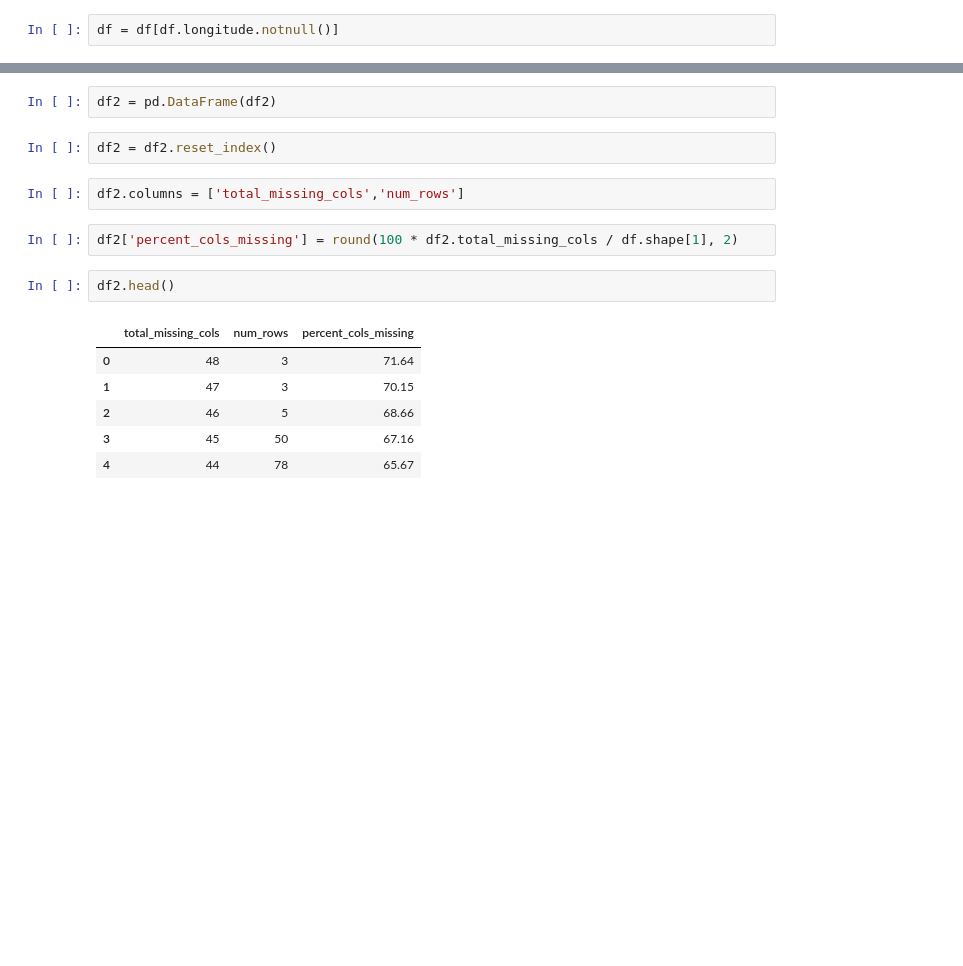
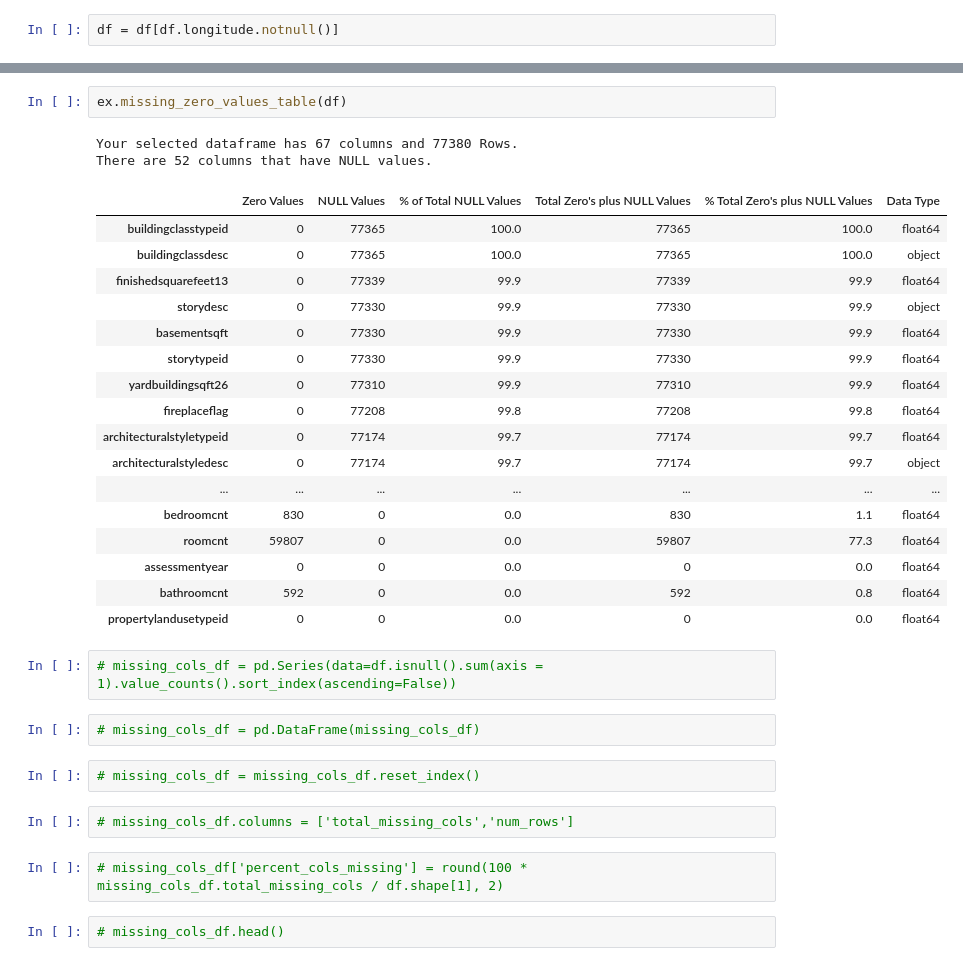
Before and after one commit to mdalton87/clustering-exercises, a Jupyter notebook: zillow.ipynb, the cells around one changed output, grey strips where cells are left out. Saved outputs shown, nothing was run; the diff lists cells and outputs as text; blank space fills up the shorter version.

```diff
--- a/zillow.ipynb
+++ b/zillow.ipynb
@@ -52,17 +48,34 @@ df2 = pd.Series(data=df.isnull().sum(axis = 1).value_counts().sort_index(ascendi
-# %%
-df2 = pd.DataFrame(df2)
-# %%
-df2 = df2.reset_index()
-# %%
-df2.columns = ['total_missing_cols','num_rows']
-# %%
-df2['percent_cols_missing'] = round(100 * df2.total_missing_cols / df.shape[1], 2)
-# %%
-df2.head()
-# %% [output]
-|  | total_missing_cols | num_rows | percent_cols_missing |
-| 0 | 48 | 3 | 71.64 |
-| 1 | 47 | 3 | 70.15 |
-| 2 | 46 | 5 | 68.66 |
-| 3 | 45 | 50 | 67.16 |
-| 4 | 44 | 78 | 65.67 |
+# %%
+ex.missing_zero_values_table(df)
+# %% [output]
+Your selected dataframe has 67 columns and 77380 Rows.
+There are 52 columns that have NULL values.
+|  | Zero Values | NULL Values | % of Total NULL Values | Total Zero's plus NULL Values | % Total Zero's plus NULL Values | Data Type |
+| buildingclasstypeid | 0 | 77365 | 100.0 | 77365 | 100.0 | float64 |
+| buildingclassdesc | 0 | 77365 | 100.0 | 77365 | 100.0 | object |
+| finishedsquarefeet13 | 0 | 77339 | 99.9 | 77339 | 99.9 | float64 |
+| storydesc | 0 | 77330 | 99.9 | 77330 | 99.9 | object |
+| basementsqft | 0 | 77330 | 99.9 | 77330 | 99.9 | float64 |
+| storytypeid | 0 | 77330 | 99.9 | 77330 | 99.9 | float64 |
+| yardbuildingsqft26 | 0 | 77310 | 99.9 | 77310 | 99.9 | float64 |
+| fireplaceflag | 0 | 77208 | 99.8 | 77208 | 99.8 | float64 |
+| architecturalstyletypeid | 0 | 77174 | 99.7 | 77174 | 99.7 | float64 |
+| architecturalstyledesc | 0 | 77174 | 99.7 | 77174 | 99.7 | object |
+| ... | ... | ... | ... | ... | ... | ... |
+| bedroomcnt | 830 | 0 | 0.0 | 830 | 1.1 | float64 |
+| roomcnt | 59807 | 0 | 0.0 | 59807 | 77.3 | float64 |
+| assessmentyear | 0 | 0 | 0.0 | 0 | 0.0 | float64 |
+| bathroomcnt | 592 | 0 | 0.0 | 592 | 0.8 | float64 |
+| propertylandusetypeid | 0 | 0 | 0.0 | 0 | 0.0 | float64 |
+# %%
+# missing_cols_df = pd.Series(data=df.isnull().sum(axis = 1).value_counts().sort_index(ascending=False))
+# %%
+# missing_cols_df = pd.DataFrame(missing_cols_df)
+# %%
+# missing_cols_df = missing_cols_df.reset_index()
+# %%
+# missing_cols_df.columns = ['total_missing_cols','num_rows']
+# %%
+# missing_cols_df['percent_cols_missing'] = round(100 * missing_cols_df.total_missing_cols / df.shape[1], 2)
+# %%
+# missing_cols_df.head()
```
Also changed, not shown: parts of 41 cells of this notebook, 2 other files.
